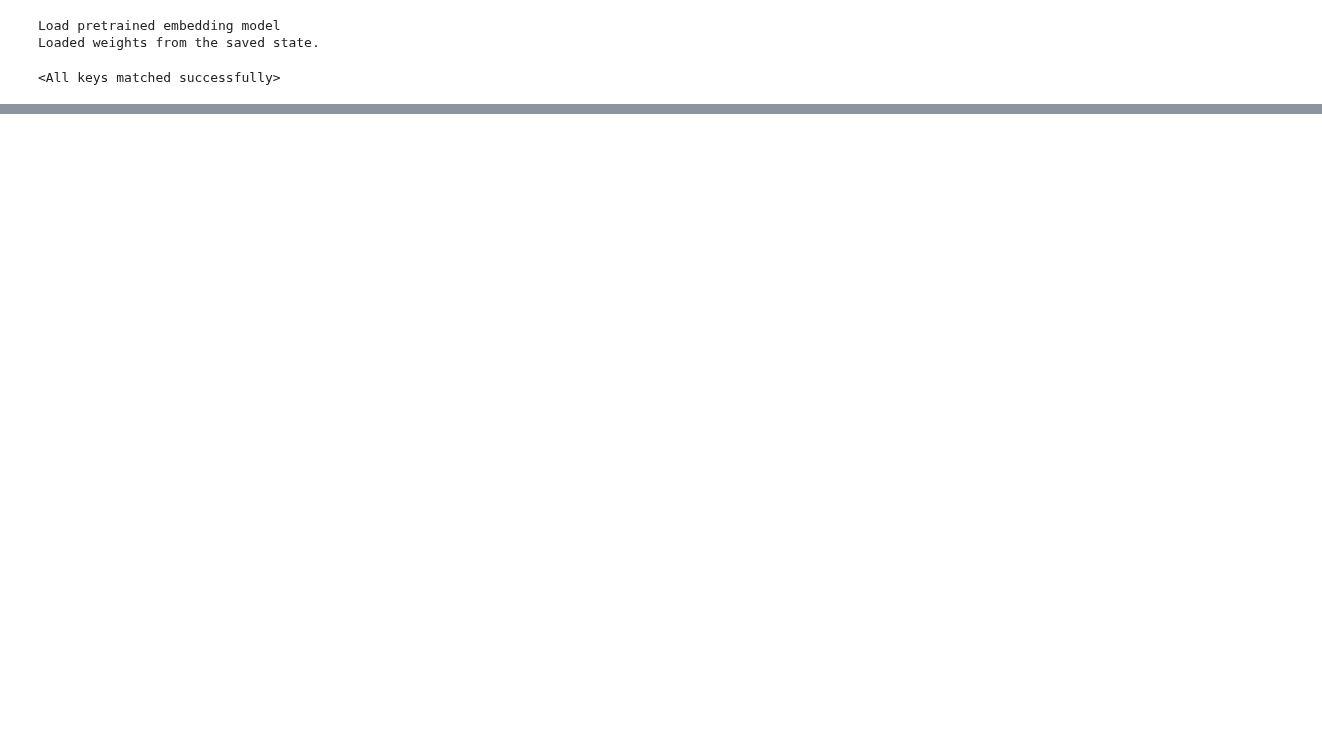
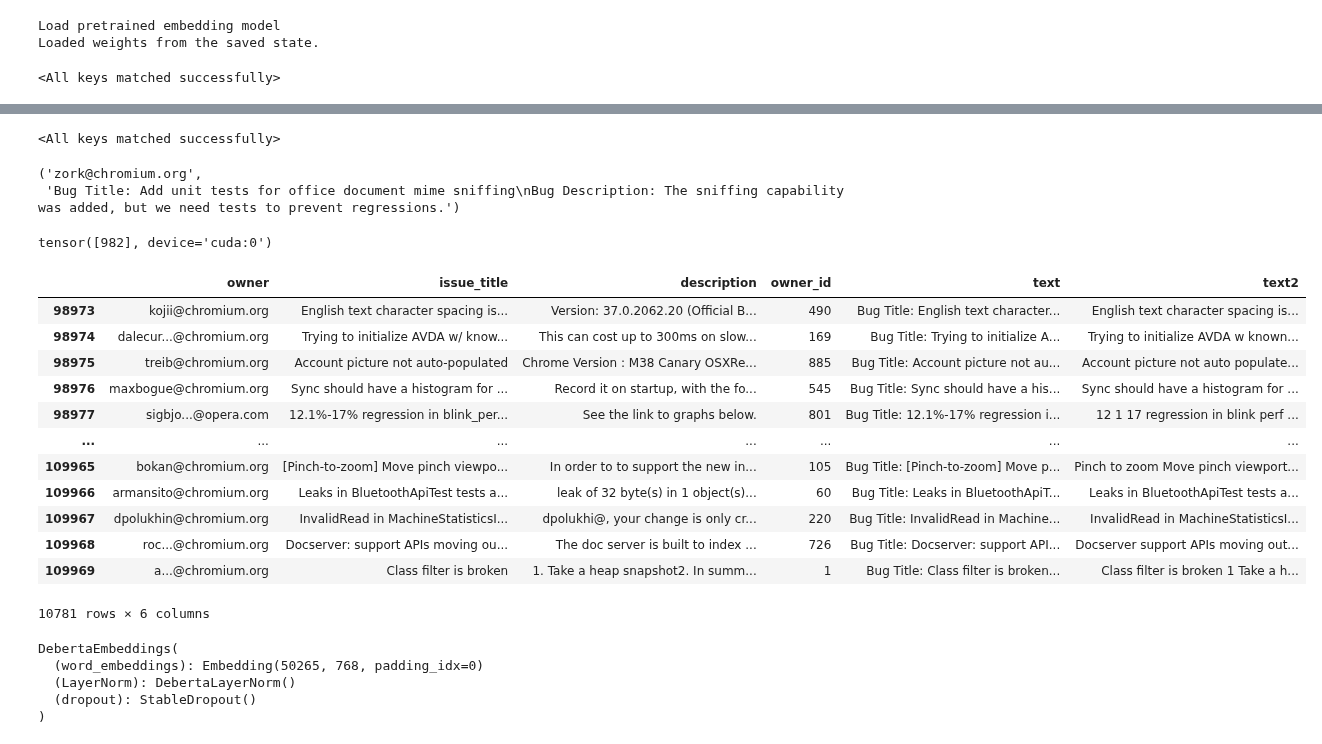
Before and after one commit to afifaniks/triagerX, a Jupyter notebook: notebook/model_interpretation.ipynb, the cells around one changed output, grey strips where cells are left out. Saved outputs shown, nothing was run; the diff lists cells and outputs as text; code cells hidden in the pictures; blank space fills up the shorter version.

```diff
--- a/notebook/model_interpretation.ipynb
+++ b/notebook/model_interpretation.ipynb
@@ -38,6 +41,7 @@ for idx, dev in enumerate(train_owners):
 
 df_train["owner_id"] = df_train["owner"].apply(lambda owner: lbl2idx[owner])
 df_test["owner_id"] = df_test["owner"].apply(lambda owner: lbl2idx[owner])
+df_test = TextProcessor.prepare_dataframe(df_test, False, False, True, False, False)
 
 print(f"Training data: {len(df_train)}, Validation data: {len(df_test)}")
 print(f"Number of train developers: {len(df_train.owner.unique())}")
@@ -210,0 +473,4 @@ Loaded weights from the saved state.
+# %%
+triagerx_model.load_state_dict(torch.load("/work/disa_lab/projects/triagerx/models/deeptriage/triagerx_ensemble_dt_gc_th20_block9_seed42.pt"))
+# %% [output]
+<All keys matched successfully>
@@ -211,25 +479,56 @@ Loaded weights from the saved state.
+# %%
+get_data(982, 1)
+# %% [output]
+('zork@chromium.org',
+ 'Bug Title: Add unit tests for office document mime sniffing\nBug Description: The sniffing capability was added, but we need tests to prevent regressions.')
+# %%
+owner, text = get_data(982, 0)
+id1,  m1, id2, m2 = process_data_for_triagerx(text, triagerx_model)
+
+triagerx_model.eval()
+output = triagerx_model(id1, m1, id2, m2)
+output = torch.sum(torch.stack(output), 0)
+output.argmax(dim=1)
+# %% [output]
+tensor([982], device='cuda:0')
 # %%
 def clean_data(df):
-    df["text"] = df.apply(
+    df["text2"] = df.apply(
         lambda x: str(x["issue_title"]) + "\n" + str(x["description"]),
         axis=1,
     )
-    df["text"] = df["text"].str.replace(
+    df["text2"] = df["text2"].str.replace(
         "http[s]?://(?:[a-zA-Z]|[0-9]|[$-_@.&+]|[!*\(\),]|(?:%[0-9a-fA-F][0-9a-fA-F]))+",
         " ",
         regex=True,
     )
-    # df["text"] = df["text"].str.replace("[^A-Za-z0-9 ]+", " ", regex=True)
-    df["text"] = df["text"].str.replace(" +", " ", regex=True)
+    df["text2"] = df["text2"].str.replace("[^A-Za-z0-9 ]+", " ", regex=True)
+    df["text2"] = df["text2"].str.replace(" +", " ", regex=True)
 
     min_length = 15
-    df = df[df["text"].str.len().gt(min_length)]
+    df = df[df["text2"].str.len().gt(min_length)]
 
     return df
 
 df_test = clean_data(df_test)
 # dataset = TriageDataset(df_test, tokenizer)
 # val_dataloader = DataLoader(dataset, batch_size=1, drop_last=True)
+# %%
+df_test
+# %% [output]
+|  | owner | issue_title | description | owner_id | text | text2 |
+| 98973 | kojii@chromium.org | English text character spacing is... | Version: 37.0.2062.20 (Official B... | 490 | Bug Title: English text character... | English text character spacing is... |
+| 98974 | dalecur...@chromium.org | Trying to initialize AVDA w/ know... | This can cost up to 300ms on slow... | 169 | Bug Title: Trying to initialize A... | Trying to initialize AVDA w known... |
+| 98975 | treib@chromium.org | Account picture not auto-populated | Chrome Version : M38 Canary OSXRe... | 885 | Bug Title: Account picture not au... | Account picture not auto populate... |
+| 98976 | maxbogue@chromium.org | Sync should have a histogram for ... | Record it on startup, with the fo... | 545 | Bug Title: Sync should have a his... | Sync should have a histogram for ... |
+| 98977 | sigbjo...@opera.com | 12.1%-17% regression in blink_per... | See the link to graphs below. | 801 | Bug Title: 12.1%-17% regression i... | 12 1 17 regression in blink perf ... |
+| ... | ... | ... | ... | ... | ... | ... |
+| 109965 | bokan@chromium.org | [Pinch-to-zoom] Move pinch viewpo... | In order to to support the new in... | 105 | Bug Title: [Pinch-to-zoom] Move p... | Pinch to zoom Move pinch viewport... |
+| 109966 | armansito@chromium.org | Leaks in BluetoothApiTest tests a... | leak of 32 byte(s) in 1 object(s)... | 60 | Bug Title: Leaks in BluetoothApiT... | Leaks in BluetoothApiTest tests a... |
+| 109967 | dpolukhin@chromium.org | InvalidRead in MachineStatisticsI... | dpolukhi@, your change is only cr... | 220 | Bug Title: InvalidRead in Machine... | InvalidRead in MachineStatisticsI... |
+| 109968 | roc...@chromium.org | Docserver: support APIs moving ou... | The doc server is built to index ... | 726 | Bug Title: Docserver: support API... | Docserver support APIs moving out... |
+| 109969 | a...@chromium.org | Class filter is broken | 1. Take a heap snapshot2. In summ... | 1 | Bug Title: Class filter is broken... | Class filter is broken 1 Take a h... |
+10781 rows × 6 columns
 # %%
 # Define model output
 def model_output(inputs):
@@ -241,0 +541,8 @@ model_input = model.base_model.embeddings
+# %%
+triagerx_model.base_models[0].embeddings
+# %% [output]
+DebertaEmbeddings(
+  (word_embeddings): Embedding(50265, 768, padding_idx=0)
+  (LayerNorm): DebertaLayerNorm()
+  (dropout): StableDropout()
+)
```
Also changed, not shown: parts of 22 cells of this notebook.
